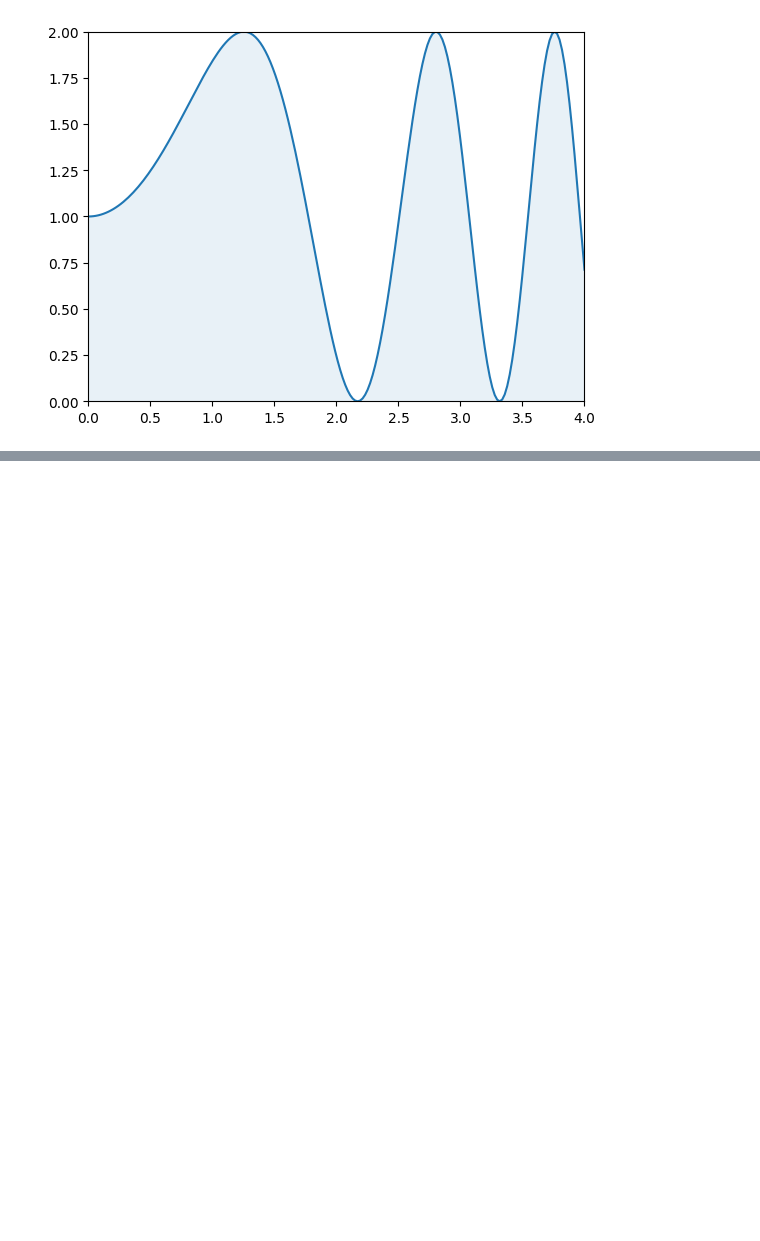
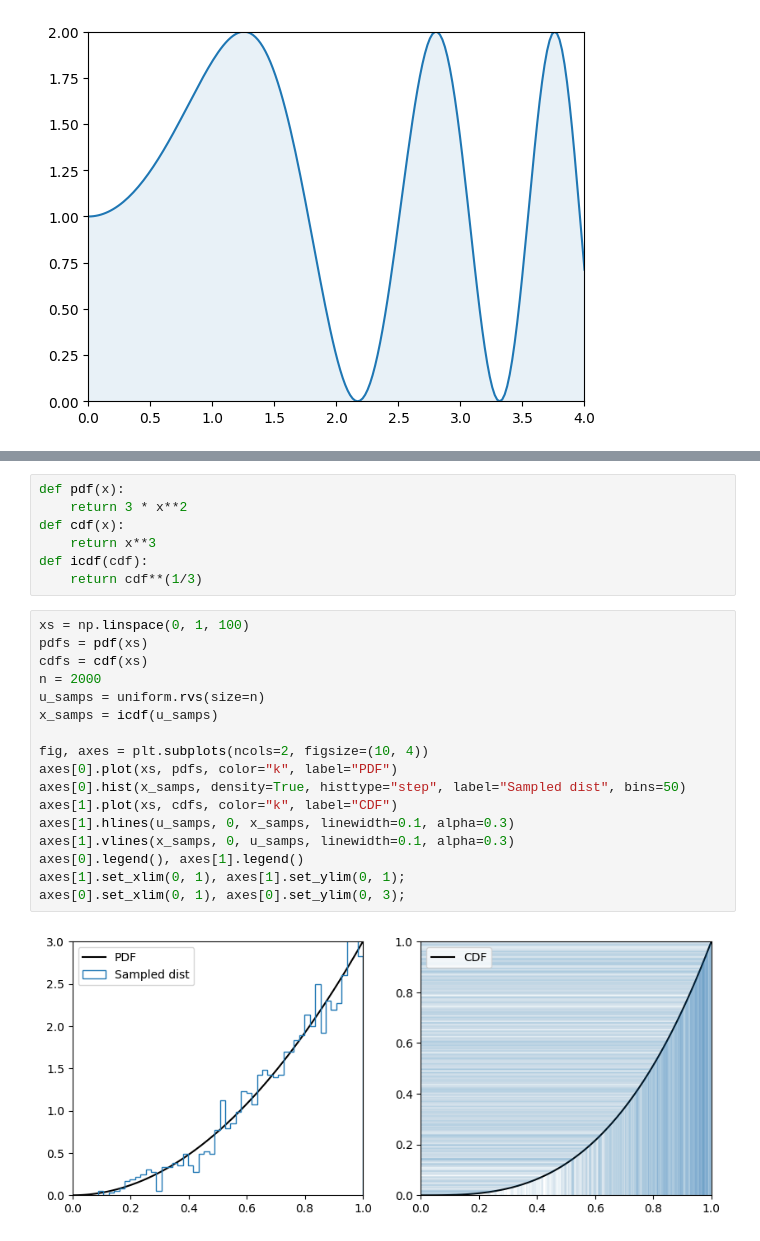
Before and after one commit to SasithaAI/My12MonthAIStudy, a Jupyter notebook: MYSampaling.ipynb, the cells around one changed output, grey strips where cells are left out. Cells and saved outputs as stored; diff of their text form; blank space fills up the shorter version.

```diff
--- a/MYSampaling.ipynb
+++ b/MYSampaling.ipynb
@@ -26,0 +58,26 @@ plt.ylim(0, 2);
+# %%
+def pdf(x):
+    return 3 * x**2
+def cdf(x):
+    return x**3
+def icdf(cdf):
+    return cdf**(1/3)
+# %%
+xs = np.linspace(0, 1, 100)
+pdfs = pdf(xs)
+cdfs = cdf(xs)
+n = 2000
+u_samps = uniform.rvs(size=n)
+x_samps = icdf(u_samps)
+
+fig, axes = plt.subplots(ncols=2, figsize=(10, 4))
+axes[0].plot(xs, pdfs, color="k", label="PDF")
+axes[0].hist(x_samps, density=True, histtype="step", label="Sampled dist", bins=50)
+axes[1].plot(xs, cdfs, color="k", label="CDF")
+axes[1].hlines(u_samps, 0, x_samps, linewidth=0.1, alpha=0.3)
+axes[1].vlines(x_samps, 0, u_samps, linewidth=0.1, alpha=0.3)
+axes[0].legend(), axes[1].legend()
+axes[1].set_xlim(0, 1), axes[1].set_ylim(0, 1);
+axes[0].set_xlim(0, 1), axes[0].set_ylim(0, 3);
+# %% [output]
+[figure, added]
```
Also changed, not shown: parts of 6 cells of this notebook.
